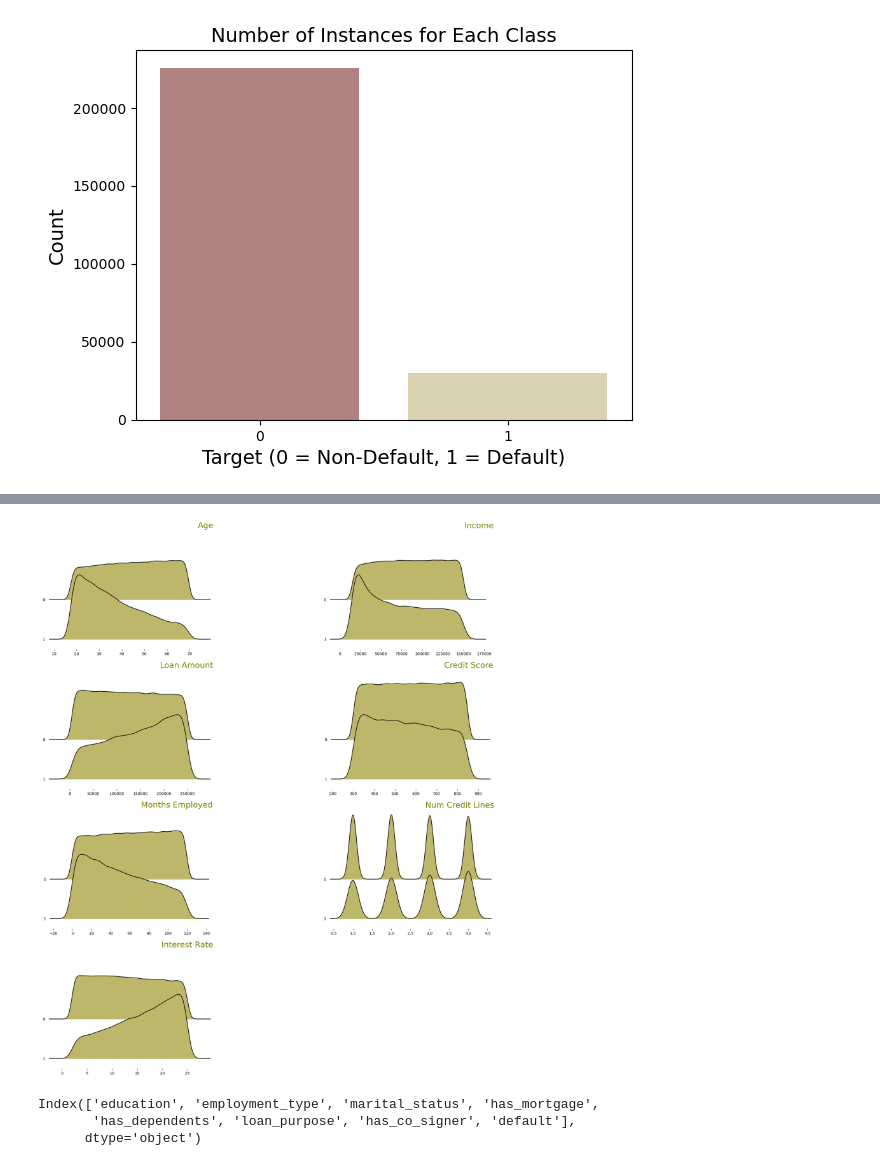
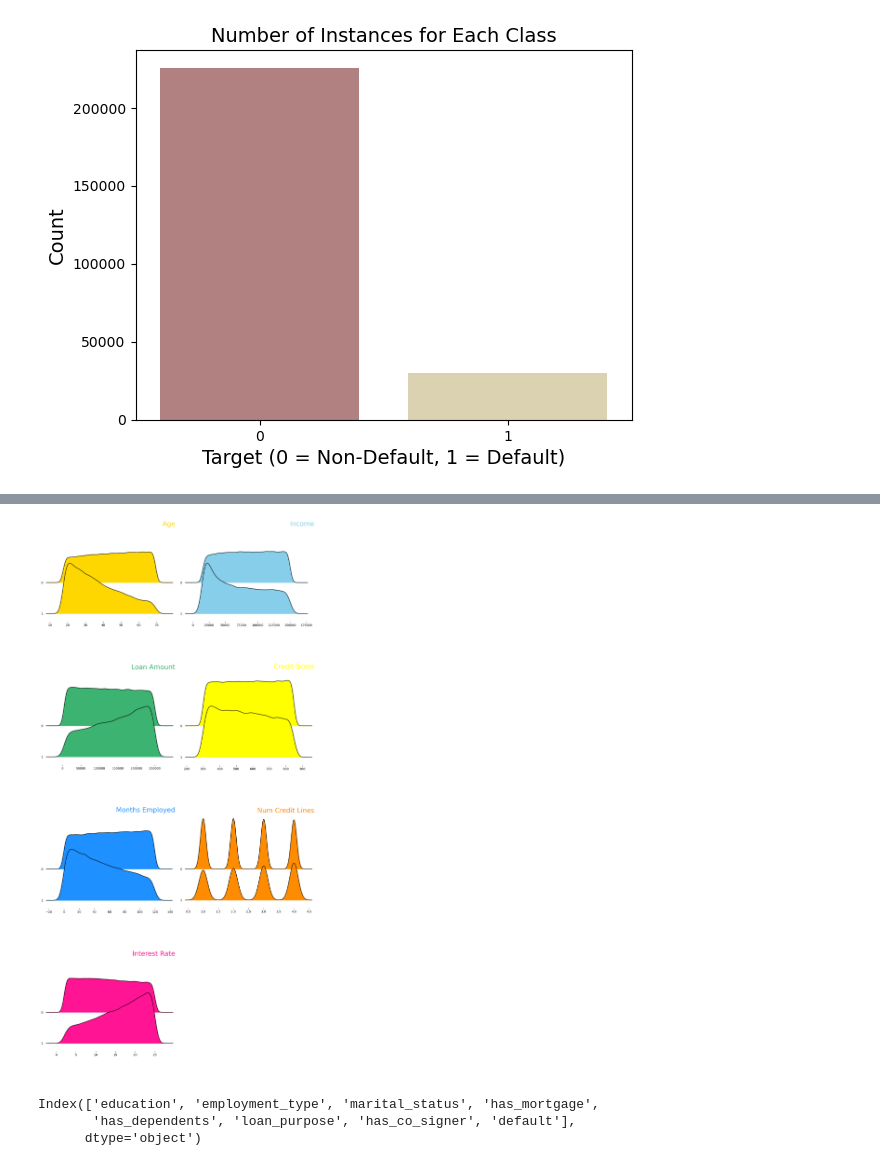
Before and after one commit to f-kuzey-edes-huyal/loan_default_prediction, a Jupyter notebook: eda_feature_engineering_last.ipynb, the cells around one changed output, grey strips where cells are left out. Cells and saved outputs as stored; diff of their text form; code cells hidden in the pictures.

Commit message:
new eda and figures added

```diff
--- a/eda_feature_engineering_last.ipynb
+++ b/eda_feature_engineering_last.ipynb
@@ -266,6 +266,15 @@ list_cols = ["Age", "Income", "Loan Amount", "Credit Score", "Months Employed",
 df_numerical = df_numerical.set_axis(list_cols, axis=1)
 list_numerical = list(df_numerical.columns)
 print(list_numerical)
+colors =  ['gold', 'skyblue', 'mediumseagreen', 'yellow', 'dodgerblue', 'darkorange', 'deeppink', 'wheat', 'blue']
+i = 0
+for col in list_numerical:
+    # Ensure i stays within the range of colors
+    color = colors[i % len(colors)]
+    fig, axes = joypy.joyplot(df_numerical, by="default", column=col, hist=False, overlap=2, color=color)
+    # plt.title(f"Distribution of {col} variable", fontsize=16)
+    plt.savefig(f"joy_plot_{col}.png", bbox_inches="tight")
+    i += 1
 # %% [output]
 Index(['age', 'income', 'loan_amount', 'credit_score', 'months_employed',
        'num_credit_lines', 'interest_rate', 'loan_term', 'dtiratio',
@@ -277,37 +296,37 @@ Index(['age', 'income', 'loan_amount', 'credit_score', 'months_employed',
 #data = [np.random.normal(loc=i, scale=1, size=100) for i in range(7)]
 image_paths = ["joy_plot_Age.png", "joy_plot_Income.png", "joy_plot_Loan Amount.png", "joy_plot_Credit Score.png", "joy_plot_Months Employed.png",
         "joy_plot_Num Credit Lines.png", "joy_plot_Interest Rate.png", "joy_plot_Loan Term.png","joy_plot_DTI Ratio.png"]
 
 list_cols = ["Age", "Income", "Loan Amount", "Credit Score", "Months Employed", "Num Credit Lines", "Interest Rate", "Loan Term", "DTI Ratio"]
 # Create a figure with subplots arranged in a 3x3 grid, leaving space for seven images
-fig, axes = plt.subplots(4, 2 ,figsize = (29,29), constrained_layout=True)  # 3x3 grid
+fig, axes = plt.subplots(4, 2 ,figsize = (29,60), constrained_layout=True)  # 3x3 grid
 
 # Flatten the axes array for easy indexing
 axes = axes.flatten()
-
+colors = ['gold', 'skyblue', 'mediumseagreen', 'yellow', 'dodgerblue', 'darkorange', 'deeppink', 'wheat']
 # Load and plot each image
 for i in range(7):
     img = mpimg.imread(image_paths[i])  # Load image
     axes[i].imshow(img)                 # Display image
     axes[i].axis("off")                 # Hide axis
-    axes[i].set_title(f"{list_cols[i]}",fontsize=30 , loc='right',  color="olive")   # Set title for each image
+    axes[i].set_title(f"{list_cols[i]}",fontsize=50 , loc='right',  color= colors[i])   # Set title for each image
     #axes[i].set_xlabel(f"{list_cols[i]}", fontsize=12)
 
 # Hide any unused subplots
 for j in range(7, len(axes)):
     axes[j].axis("off")
 
 # Adjust layout to reduce whitespace
 plt.subplots_adjust(wspace=0.1, hspace=0.1)  # Smaller values reduce whitespace between subplots
 
 
 plt.xticks(fontsize=30)
 # Save the figure with a high resolution
 fig.savefig("joy_plots_numeric.png", dpi=300, bbox_inches='tight')
 
 plt.show()
 # %% [output]
-[figure, old version]
+[figure, new version]
 # %%
 # Create the mutual information matrix
 df_categorical = data_new.select_dtypes(include=object)
```
Also changed, not shown: parts of 2 cells of this notebook, 6 other files.
